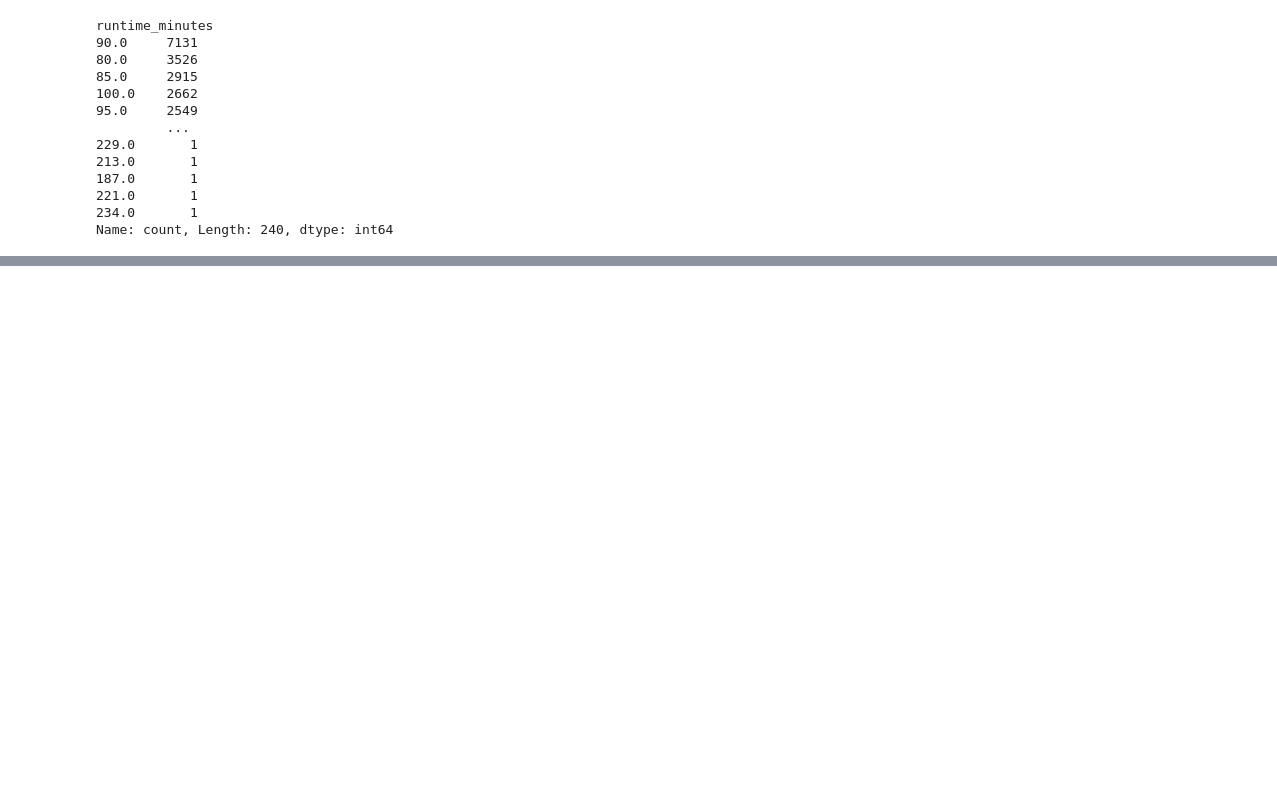
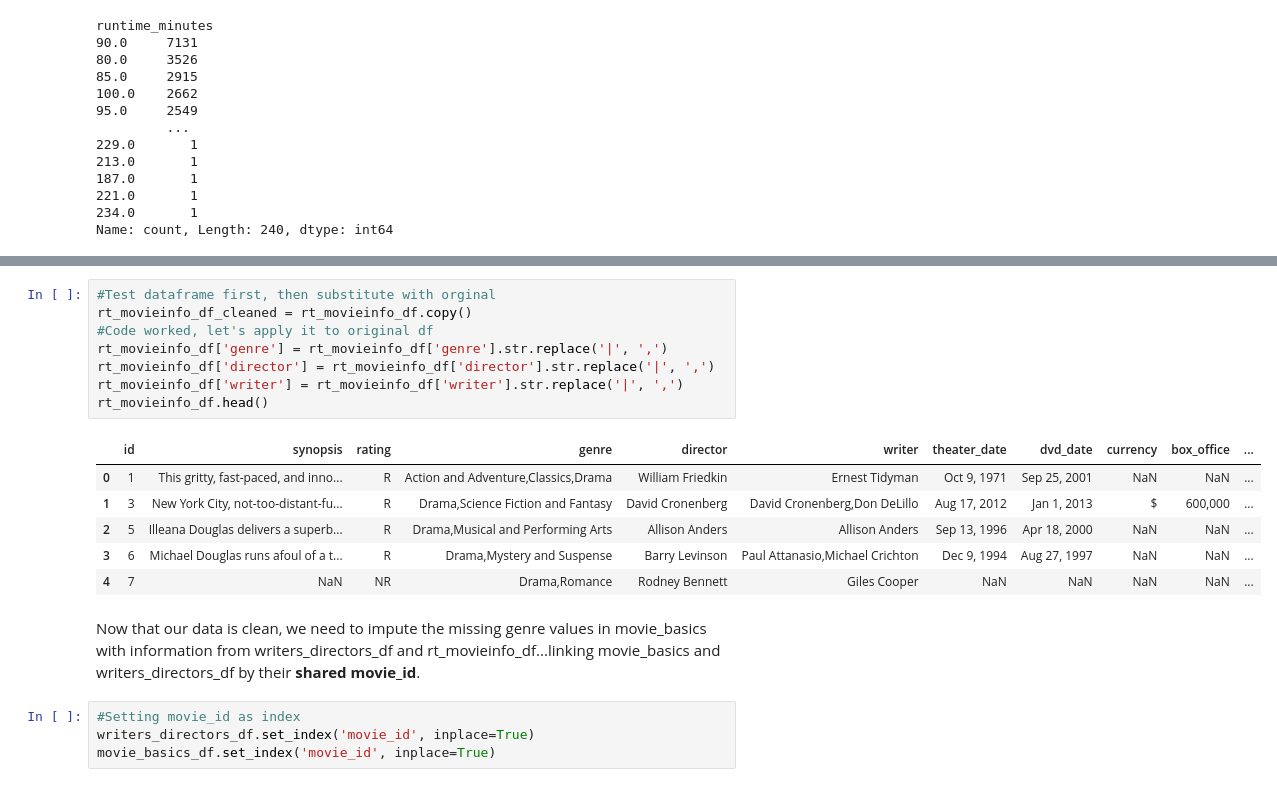
Before and after one commit to emmascotson/Movie-Data-Analysis, a Jupyter notebook: notebooks/exploratory.ipynb, the cells around one changed output, grey strips where cells are left out. Saved outputs shown, nothing was run; the diff lists cells and outputs as text; blank space fills up the shorter version.

```diff
--- a/notebooks/exploratory.ipynb
+++ b/notebooks/exploratory.ipynb
@@ -1229,0 +1414,21 @@ Name: count, Length: 240, dtype: int64
+# %%
+#Test dataframe first, then substitute with orginal
+rt_movieinfo_df_cleaned = rt_movieinfo_df.copy()
+#Code worked, let's apply it to original df
+rt_movieinfo_df['genre'] = rt_movieinfo_df['genre'].str.replace('|', ',')
+rt_movieinfo_df['director'] = rt_movieinfo_df['director'].str.replace('|', ',')
+rt_movieinfo_df['writer'] = rt_movieinfo_df['writer'].str.replace('|', ',')
+rt_movieinfo_df.head()
+# %% [output]
+|  | id | synopsis | rating | genre | director | writer | theater_date | dvd_date | currency | box_office | ... |
+| 0 | 1 | This gritty, fast-paced, and inno... | R | Action and Adventure,Classics,Drama | William Friedkin | Ernest Tidyman | Oct 9, 1971 | Sep 25, 2001 | NaN | NaN | ... |
+| 1 | 3 | New York City, not-too-distant-fu... | R | Drama,Science Fiction and Fantasy | David Cronenberg | David Cronenberg,Don DeLillo | Aug 17, 2012 | Jan 1, 2013 | $ | 600,000 | ... |
+| 2 | 5 | Illeana Douglas delivers a superb... | R | Drama,Musical and Performing Arts | Allison Anders | Allison Anders | Sep 13, 1996 | Apr 18, 2000 | NaN | NaN | ... |
+| 3 | 6 | Michael Douglas runs afoul of a t... | R | Drama,Mystery and Suspense | Barry Levinson | Paul Attanasio,Michael Crichton | Dec 9, 1994 | Aug 27, 1997 | NaN | NaN | ... |
+| 4 | 7 | NaN | NR | Drama,Romance | Rodney Bennett | Giles Cooper | NaN | NaN | NaN | NaN | ... |
+# %% [markdown]
+Now that our data is clean, we need to impute the missing genre values in movie_basics with information from writers_directors_df and rt_movieinfo_df...linking movie_basics and writers_directors_df by their **shared movie_id**.
+# %%
+#Setting movie_id as index
+writers_directors_df.set_index('movie_id', inplace=True)
+movie_basics_df.set_index('movie_id', inplace=True)
```
Also changed, not shown: parts of 29 cells of this notebook.
